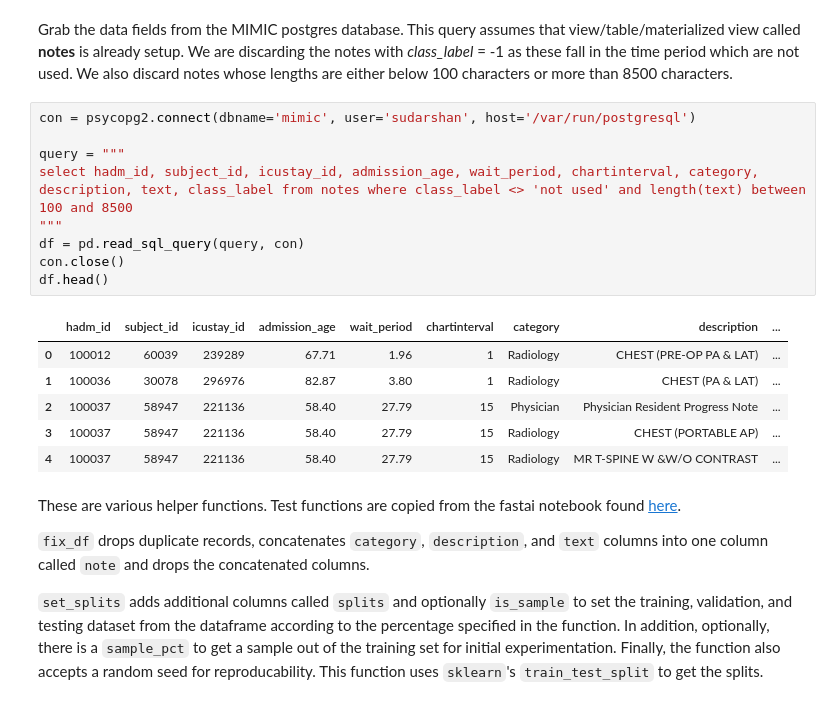
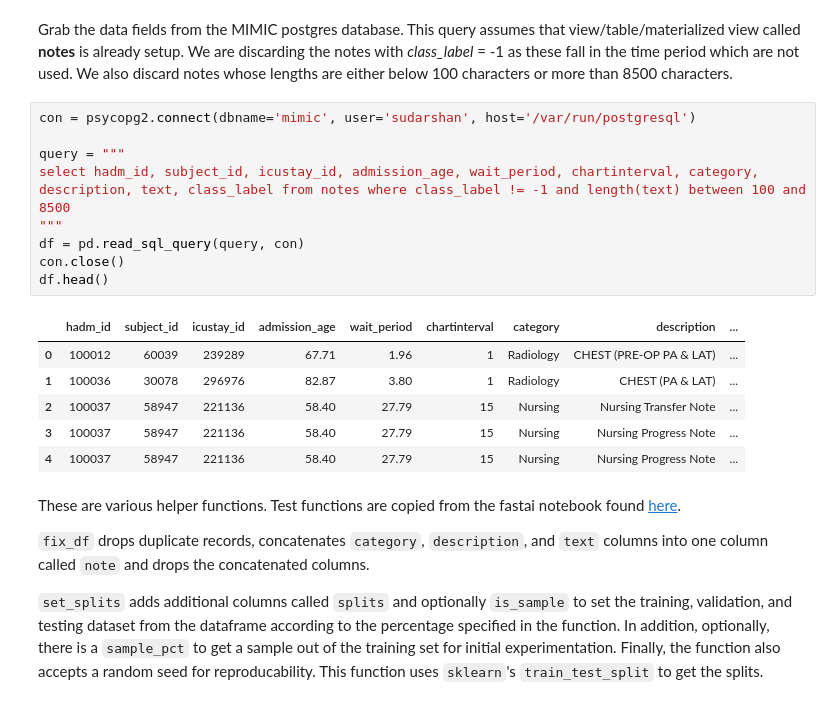
Before and after one commit to sudarshan85/mimic_extraction, a Jupyter notebook: first_icu_pred/nb/dataset_setup.ipynb, the cells around one changed output. Drawn from its saved outputs; the diff is of its cells as text.

Commit message:
Made class labels as ints again

```diff
--- a/first_icu_pred/nb/dataset_setup.ipynb
+++ b/first_icu_pred/nb/dataset_setup.ipynb
@@ -17,19 +17,19 @@ Grab the data fields from the MIMIC postgres database. This query assumes that v
 # %%
 con = psycopg2.connect(dbname='mimic', user='sudarshan', host='/var/run/postgresql')
 
 query = """
-select hadm_id, subject_id, icustay_id, admission_age, wait_period, chartinterval, category, description, text, class_label from notes where class_label <> 'not used' and length(text) between 100 and 8500
+select hadm_id, subject_id, icustay_id, admission_age, wait_period, chartinterval, category, description, text, class_label from notes where class_label != -1 and length(text) between 100 and 8500
 """
 df = pd.read_sql_query(query, con)
 con.close()
 df.head()
 # %% [output]
 |  | hadm_id | subject_id | icustay_id | admission_age | wait_period | chartinterval | category | description | ... |
 | 0 | 100012 | 60039 | 239289 | 67.71 | 1.96 | 1 | Radiology | CHEST (PRE-OP PA & LAT) | ... |
 | 1 | 100036 | 30078 | 296976 | 82.87 | 3.80 | 1 | Radiology | CHEST (PA & LAT) | ... |
-| 2 | 100037 | 58947 | 221136 | 58.40 | 27.79 | 15 | Physician | Physician Resident Progress Note | ... |
-| 3 | 100037 | 58947 | 221136 | 58.40 | 27.79 | 15 | Radiology | CHEST (PORTABLE AP) | ... |
-| 4 | 100037 | 58947 | 221136 | 58.40 | 27.79 | 15 | Radiology | MR T-SPINE W &W/O CONTRAST | ... |
+| 2 | 100037 | 58947 | 221136 | 58.40 | 27.79 | 15 | Nursing | Nursing Transfer Note | ... |
+| 3 | 100037 | 58947 | 221136 | 58.40 | 27.79 | 15 | Nursing | Nursing Progress Note | ... |
+| 4 | 100037 | 58947 | 221136 | 58.40 | 27.79 | 15 | Nursing | Nursing Progress Note | ... |
 # %% [markdown]
 These are various helper functions. Test functions are copied from the fastai notebook found [here](https://nbviewer.jupyter.org/github/fastai/fastai_docs/blob/master/dev_course/dl2/01_matmul.ipynb).
 
```
Also changed, not shown: parts of 4 cells of this notebook, 2 other files.
